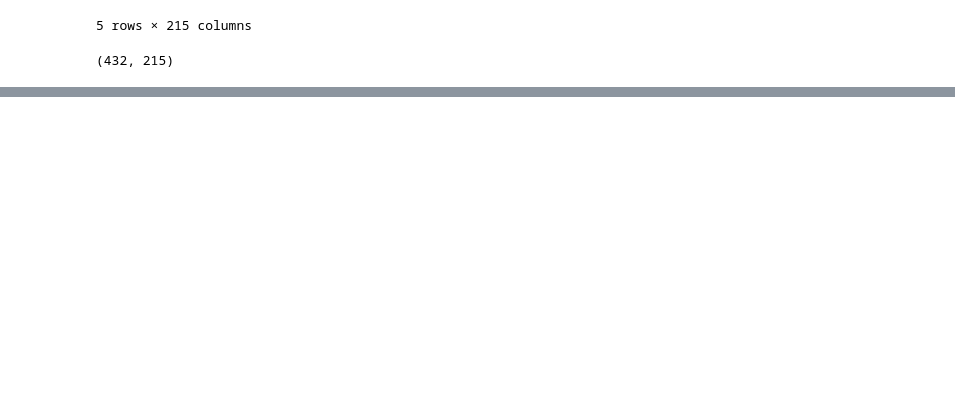
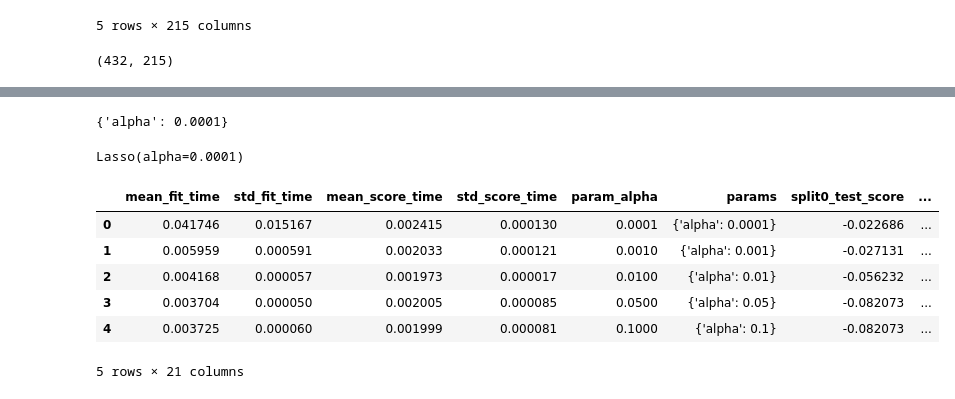
Before and after one commit to kc11381/Housing_Price_Prediction_Case_Study, a Jupyter notebook: house_price_prediction.ipynb, the cells around one changed output, grey strips where cells are left out. Saved outputs shown, nothing was run; the diff lists cells and outputs as text; code cells hidden in the pictures; blank space fills up the shorter version.

```diff
--- a/house_price_prediction.ipynb
+++ b/house_price_prediction.ipynb
@@ -586,0 +633,6 @@ metrics.r2_score(y_true=y_test, y_pred=y_test_pred)
+# %%
+# Cross Validation results
+# Checking alpha value
+model_cv.best_params_
+# %% [output]
+{'alpha': 0.0001}
@@ -586,0 +643,16 @@ metrics.r2_score(y_true=y_test, y_pred=y_test_pred)
+# %%
+lasso.fit(X_train, y_train)
+# %% [output]
+Lasso(alpha=0.0001)
+# %%
+cv_lasso_df = pd.DataFrame(model_cv.cv_results_)
+cv_lasso_df['param_alpha'] = cv_lasso_df['param_alpha'].astype('float32')
+cv_lasso_df.head()
+# %% [output]
+|  | mean_fit_time | std_fit_time | mean_score_time | std_score_time | param_alpha | params | split0_test_score | ... |
+| 0 | 0.041746 | 0.015167 | 0.002415 | 0.000130 | 0.0001 | {'alpha': 0.0001} | -0.022686 | ... |
+| 1 | 0.005959 | 0.000591 | 0.002033 | 0.000121 | 0.0010 | {'alpha': 0.001} | -0.027131 | ... |
+| 2 | 0.004168 | 0.000057 | 0.001973 | 0.000017 | 0.0100 | {'alpha': 0.01} | -0.056232 | ... |
+| 3 | 0.003704 | 0.000050 | 0.002005 | 0.000085 | 0.0500 | {'alpha': 0.05} | -0.082073 | ... |
+| 4 | 0.003725 | 0.000060 | 0.001999 | 0.000081 | 0.1000 | {'alpha': 0.1} | -0.082073 | ... |
+5 rows × 21 columns
```
Also changed, not shown: parts of 32 cells of this notebook.
